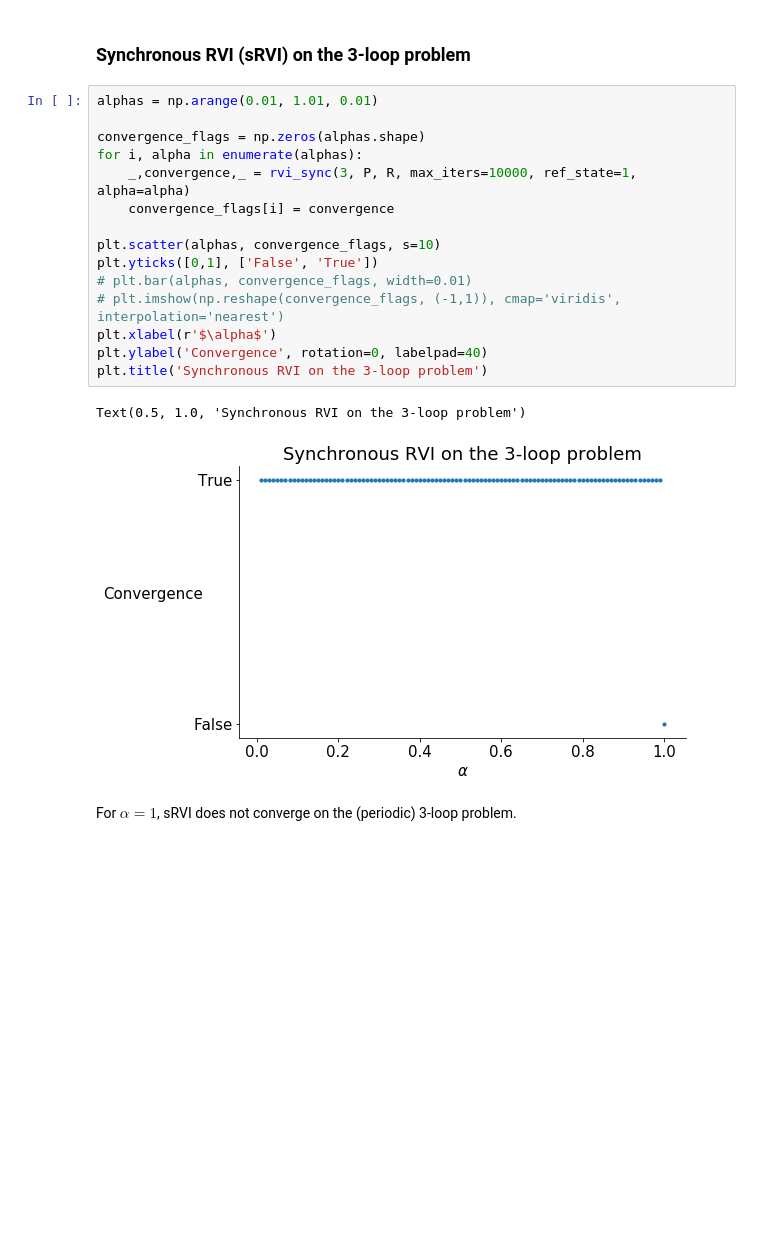
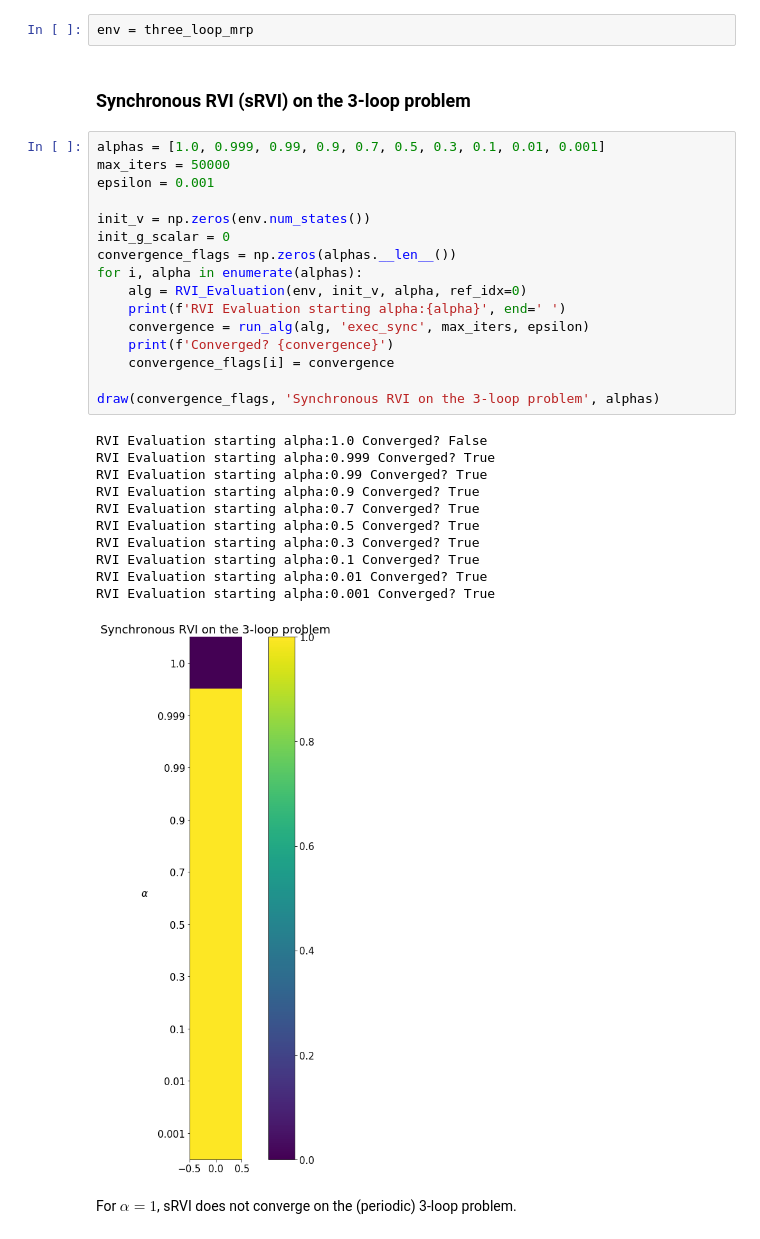
Before and after one commit to btanner/differential-value-iteration, a Jupyter notebook: experiments.ipynb, the cells around one changed output. Saved outputs shown, nothing was run; the diff lists cells and outputs as text; blank space fills up the shorter version.

```diff
--- a/experiments.ipynb
+++ b/experiments.ipynb
@@ -18,23 +18,35 @@ P = env.P
+# %%
+env = three_loop_mrp
 # %% [markdown]
 ### Synchronous RVI (sRVI) on the 3-loop problem
-# %%
-alphas = np.arange(0.01, 1.01, 0.01)
-
-convergence_flags = np.zeros(alphas.shape)
-for i, alpha in enumerate(alphas):
-    _,convergence,_ = rvi_sync(3, P, R, max_iters=10000, ref_state=1, alpha=alpha)
-    convergence_flags[i] = convergence
-
-plt.scatter(alphas, convergence_flags, s=10)
-plt.yticks([0,1], ['False', 'True'])
-# plt.bar(alphas, convergence_flags, width=0.01)
-# plt.imshow(np.reshape(convergence_flags, (-1,1)), cmap='viridis', interpolation='nearest')
-plt.xlabel(r'$\alpha$')
-plt.ylabel('Convergence', rotation=0, labelpad=40)
-plt.title('Synchronous RVI on the 3-loop problem')
-# %% [output]
-Text(0.5, 1.0, 'Synchronous RVI on the 3-loop problem')
-[figure, removed]
+# %%
+alphas = [1.0, 0.999, 0.99, 0.9, 0.7, 0.5, 0.3, 0.1, 0.01, 0.001]
+max_iters = 50000
+epsilon = 0.001
+
+init_v = np.zeros(env.num_states())
+init_g_scalar = 0
+convergence_flags = np.zeros(alphas.__len__())
+for i, alpha in enumerate(alphas):
+    alg = RVI_Evaluation(env, init_v, alpha, ref_idx=0)
+    print(f'RVI Evaluation starting alpha:{alpha}', end=' ')
+    convergence = run_alg(alg, 'exec_sync', max_iters, epsilon)
+    print(f'Converged? {convergence}')
+    convergence_flags[i] = convergence
+
+draw(convergence_flags, 'Synchronous RVI on the 3-loop problem', alphas)
+# %% [output]
+RVI Evaluation starting alpha:1.0 Converged? False
+RVI Evaluation starting alpha:0.999 Converged? True
+RVI Evaluation starting alpha:0.99 Converged? True
+RVI Evaluation starting alpha:0.9 Converged? True
+RVI Evaluation starting alpha:0.7 Converged? True
+RVI Evaluation starting alpha:0.5 Converged? True
+RVI Evaluation starting alpha:0.3 Converged? True
+RVI Evaluation starting alpha:0.1 Converged? True
+RVI Evaluation starting alpha:0.01 Converged? True
+RVI Evaluation starting alpha:0.001 Converged? True
+[figure, added]
 # %% [markdown]
 For $\alpha=1$, sRVI does not converge on the (periodic) 3-loop problem.
 # %% [markdown]
```
Also changed, not shown: parts of 6 cells of this notebook, 18 other files.
